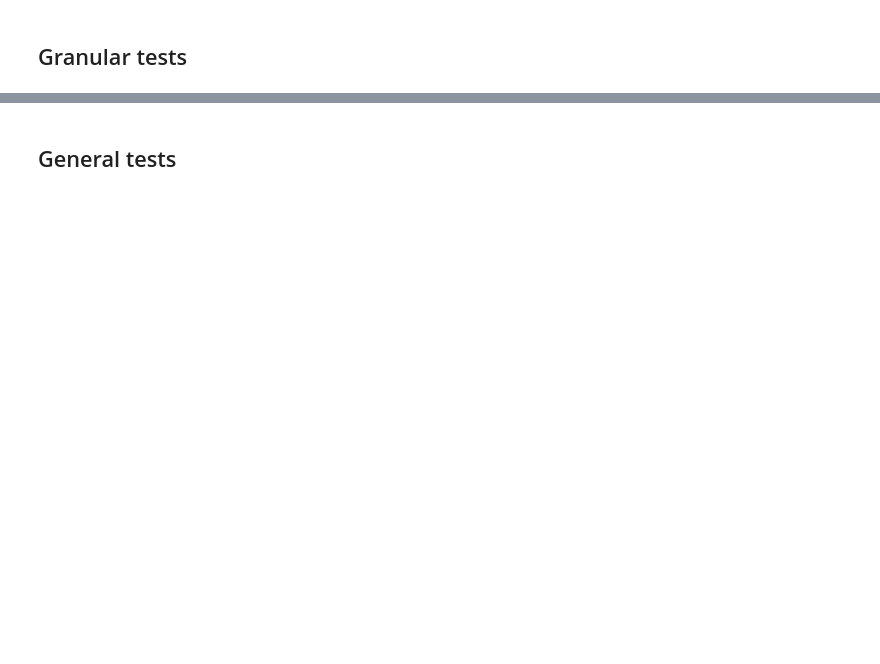
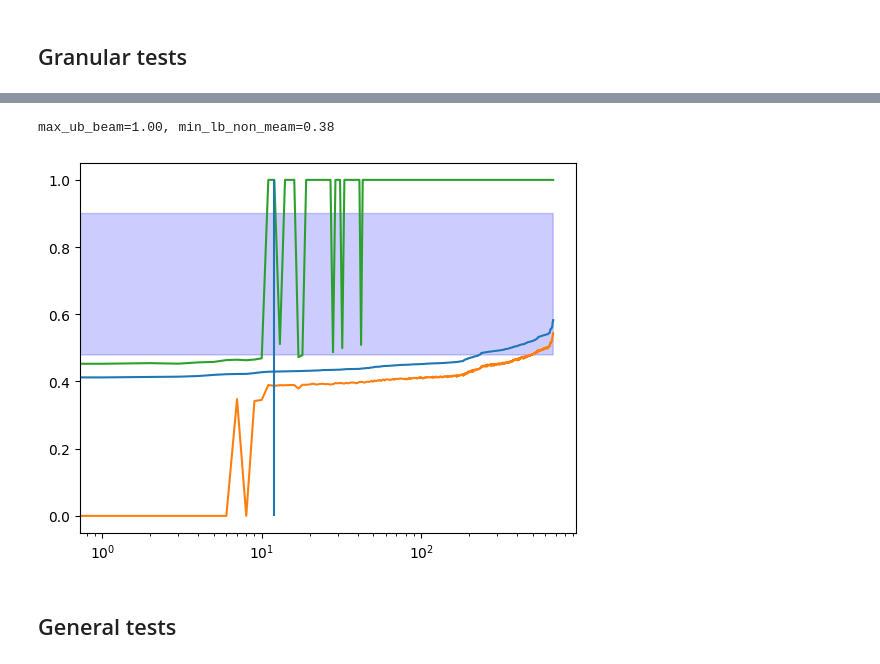
Before and after one commit to SamuelReyd/SearchingForCauses, a Jupyter notebook: src/ExpLUCB.ipynb, the cells around one changed output, grey strips where cells are left out. Cells and saved outputs as stored; diff of their text form; code cells hidden in the pictures; blank space fills up the shorter version.

```diff
--- a/src/ExpLUCB.ipynb
+++ b/src/ExpLUCB.ipynb
@@ -285,0 +241,37 @@ plt.xscale('log')
+# %%
+
+lucb_ub = np.array([elt[0][6] for elt in out_lucb])
+lucb_lb = np.array([elt[0][7] for elt in out_lucb])
+sorted_lucb_ids = np.argsort(lucb_psi)
+sorted_lucb_ids = [ i for i in sorted_lucb_ids if lucb_phi[i] >= eps]
+x_psi = np.arange(len(sorted_lucb_ids))
+plt.plot(lucb_psi[sorted_lucb_ids])
+plt.plot(lucb_lb[sorted_lucb_ids])
+plt.plot(lucb_ub[sorted_lucb_ids])
+
+# cancel_ids = lucb_phi < eps
+# non_cause_ids = np.argwhere(~cancel_ids).flatten()
+sorted_non_cause_ids = sorted_lucb_ids
+beam_ids = np.array(sorted_non_cause_ids[:bs])
+non_beam_ids = np.array(sorted_non_cause_ids[bs:])
+ut = beam_ids[np.argmax(lucb_ub[beam_ids])]
+lt = non_beam_ids[np.argmin(lucb_lb[non_beam_ids])]
+max_ub_beam = lucb_ub[ut]
+min_lb_non_meam = lucb_lb[lt]
+print(f"{max_ub_beam=:.2f}, {min_lb_non_meam=:.2f}")
+min_eps = max_ub_beam - lucb_params["beam_eps"]
+max_eps = min_lb_non_meam + lucb_params["beam_eps"]
+
+plt.fill_between(x_psi,
+                 np.full(len(x_psi), min_eps),
+                 np.full(len(x_psi), max_eps),
+                 color='blue', alpha=0.2)
+# ids_overlapping = lucb_ub[beam_ids] >= lucb_lb[lt] - lucb_params["beam_eps"]
+# beam_overlap = beam_ids[ids_overlapping]
+# plt.scatter(np.array(sorted_non_cause_ids)[beam_overlap], lucb_psi[sorted_non_cause_ids][beam_overlap])
+plt.vlines(bs, 0, 1)
+plt.xscale('log')
+# plt.ylim(.35,.6)
+# %% [output]
+max_ub_beam=1.00, min_lb_non_meam=0.38
+[figure, new version]
```
Also changed, not shown: parts of 19 cells of this notebook, 11 other files.
